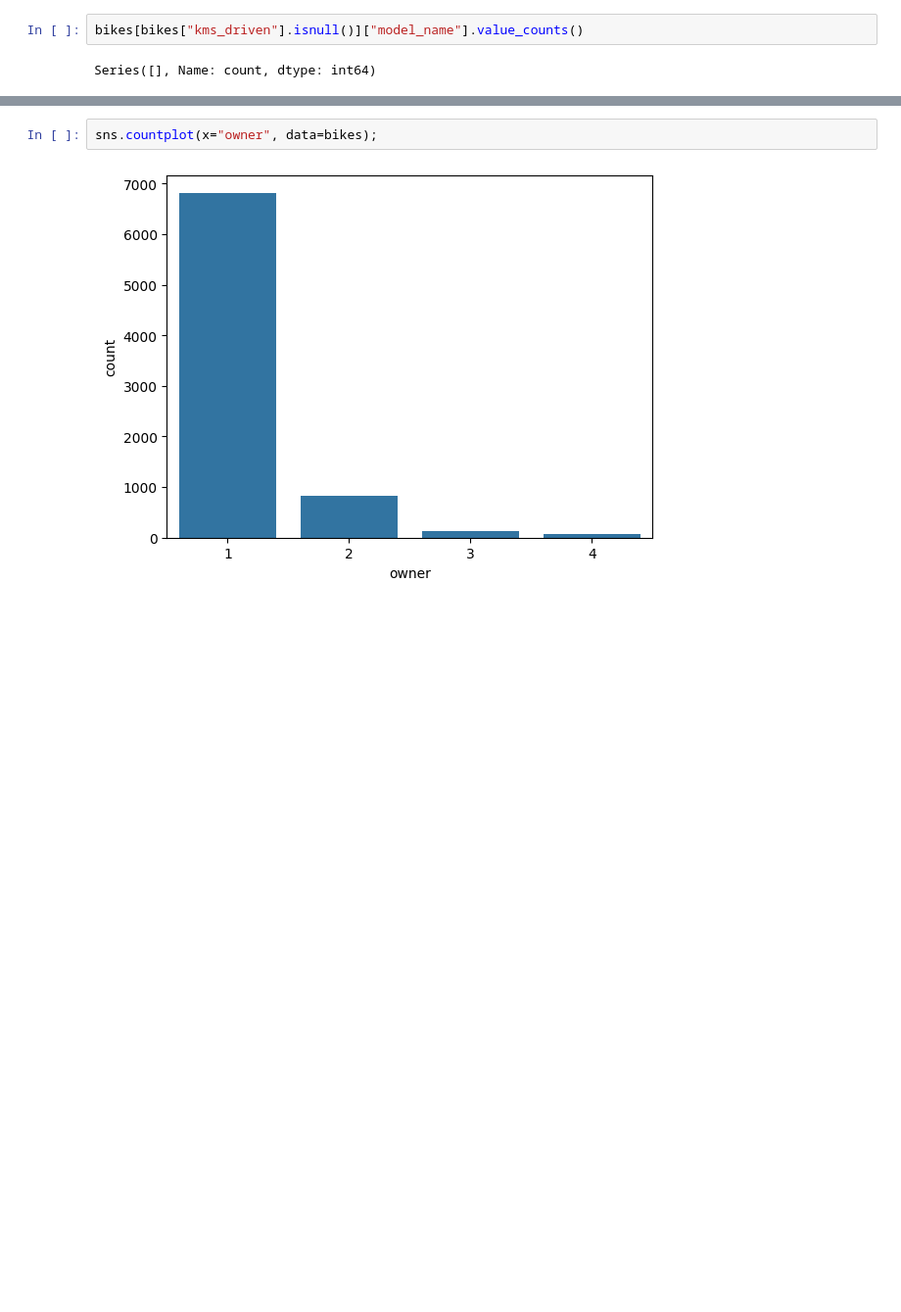
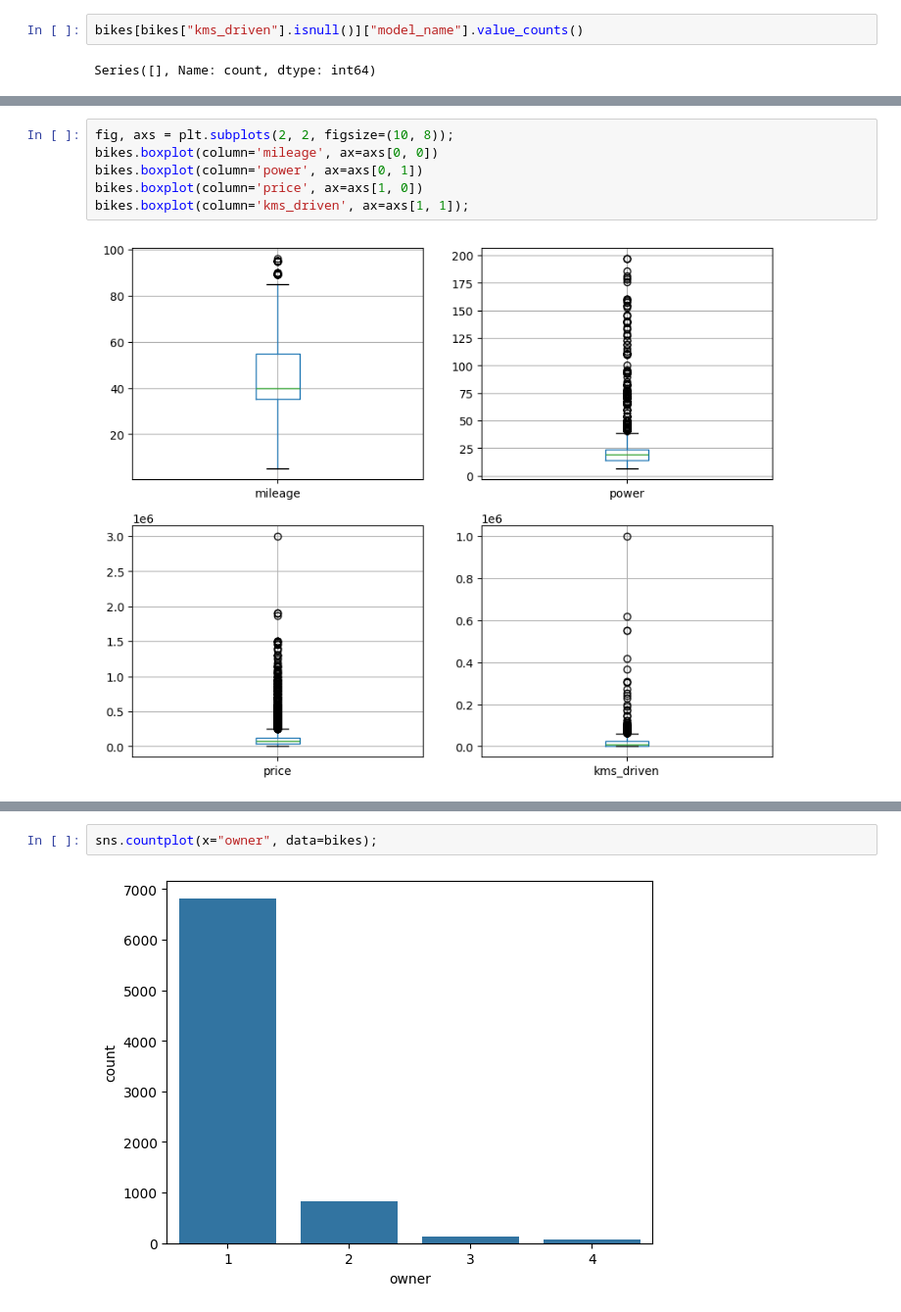
Before and after one commit to sushantkas/Pr-2-used-bikes, a Jupyter notebook: EDA.ipynb, the cells around one changed output, grey strips where cells are left out. Shown at 98% size. Cells and saved outputs as stored; diff of their text form; blank space fills up the shorter version.

```diff
--- a/EDA.ipynb
+++ b/EDA.ipynb
@@ -751,0 +776,8 @@ bikes[bikes["power"].isnull()]
+# %%
+fig, axs = plt.subplots(2, 2, figsize=(10, 8));
+bikes.boxplot(column='mileage', ax=axs[0, 0])
+bikes.boxplot(column='power', ax=axs[0, 1])
+bikes.boxplot(column='price', ax=axs[1, 0])
+bikes.boxplot(column='kms_driven', ax=axs[1, 1]);
+# %% [output]
+[figure, added]
```
Also changed, not shown: parts of 12 cells of this notebook.
